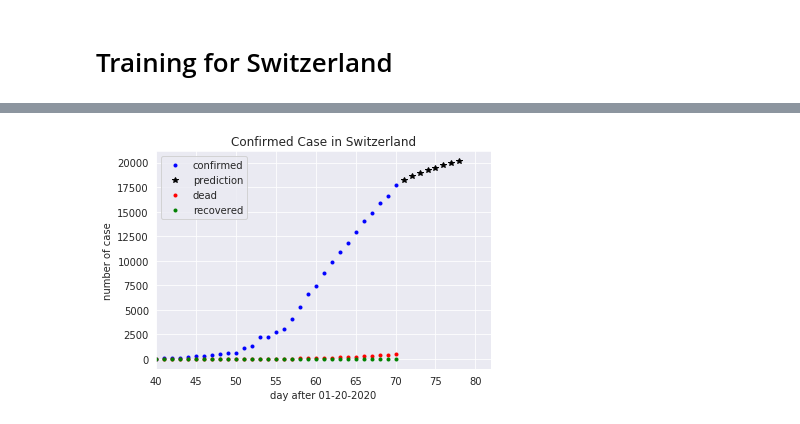
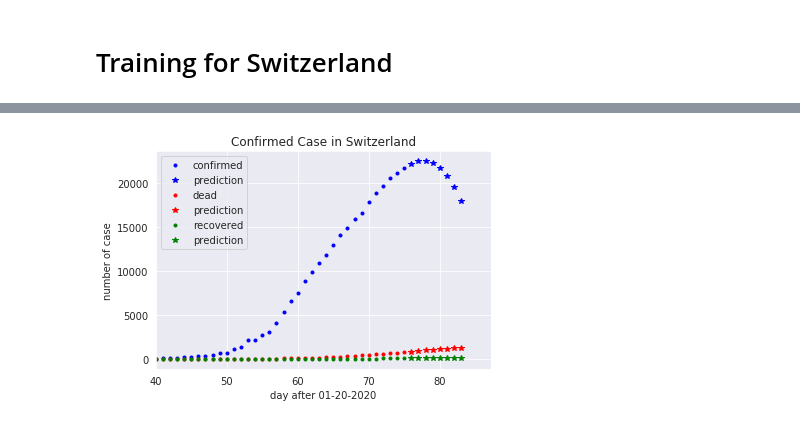
Before and after one commit to orielkiss/covid19, a Jupyter notebook: Covid_Data_Exploration.ipynb, the cells around one changed output, grey strips where cells are left out. Drawn from its saved outputs; the diff is of its cells as text; code cells hidden in the pictures.

```diff
--- a/Covid_Data_Exploration.ipynb
+++ b/Covid_Data_Exploration.ipynb
@@ -39,18 +81,21 @@ today=make_date(int(today[5])+int(today[6]),int(today[8])+int(today[9]))
 #third: recovered. the columns are the different dates
 us_data={}
 total_state=[]
-for month in range(1,4):
+for month in range(1,7):
     for day in range(1,32):
         if month==1 and day<23:
             pass
         elif month==2 and day>29:
             pass
-        elif month==4:
+        elif month==4 and day>7:
+            pass
+        elif month==6 and day>9:
             pass
         else:
-            dat=make_date(day,month)
+            a=int(day/10)
+            dat=make_date(a,day-a*10,0,month)
             #print(dat)
-            today=pd.read_csv(url+daily+dat+'.csv')
+            today_data=pd.read_csv(url+daily+dat+'.csv')
             if month<3 or (month==3 and day<22):
                 st='Province/State'
                 country='Country/Region'
@@ -58,14 +103,14 @@ for month in range(1,4):
                 st='Province_State'
                 country='Country_Region'
             for i, state in enumerate(today[st]):
-                if today[country].iloc[i]!='US':
+                if today_data[country].iloc[i]!='US':
                     pass
                 else:
                     if state not in total_state:
                         total_state.append(state)
                         us_data[state]=pd.DataFrame()
-                        us_data[state][dat]=np.array([today['Confirmed'].iloc[i],today['Deaths'].iloc[i],today['Recovered'].iloc[i]])
+                        us_data[state][dat]=np.array([today_data['Confirmed'].iloc[i],today_data['Deaths'].iloc[i],today_data['Recovered'].iloc[i]])
                     elif dat not in us_data[state].columns:
-                        us_data[state][dat]=np.array([today['Confirmed'].iloc[i],today['Deaths'].iloc[i],today['Recovered'].iloc[i]])
+                        us_data[state][dat]=np.array([today_data['Confirmed'].iloc[i],today_data['Deaths'].iloc[i],today_data['Recovered'].iloc[i]])
                     else:
-                        us_data[state][dat]+=np.array([today['Confirmed'].iloc[i],today['Deaths'].iloc[i],today['Recovered'].iloc[i]])
+                        us_data[state][dat]+=np.array([today_data['Confirmed'].iloc[i],today_data['Deaths'].iloc[i],today_data['Recovered'].iloc[i]])
@@ -108,7 +153,8 @@ plt.show()
 # %%
-confirmed_swiss=confirmed.iloc[206,4:]
-dead_swiss=dead.iloc[206,4:]
-recovered_swiss=recovered.iloc[206,4:]
+l=80
+confirmed_swiss=confirmed.iloc[206,4:l]
+dead_swiss=dead.iloc[206,4:l]
+recovered_swiss=recovered.iloc[206,4:l]
 confirmed_swiss
 time=np.arange(len(confirmed_swiss))
 plt.figure()
@@ -121,4 +167,5 @@ plt.plot(time,recovered_swiss,'g.',label='recovered')
 plt.legend()
 plt.xlim(40)
 plt.show()
+print(confirmed_swiss[-1])
 # %% [output]
@@ -204,20 +356,22 @@ prediction:       02-04-2020
 # %%
-confirmed_swiss=confirmed.iloc[206,4:]
-dead_swiss=dead.iloc[206,4:]
-recovered_swiss=recovered.iloc[206,4:]
+confirmed_swiss=confirmed.iloc[206,4:l]
+dead_swiss=dead.iloc[206,4:l]
+recovered_swiss=recovered.iloc[206,4:l]
 confirmed_swiss
 time=np.arange(len(confirmed_swiss))
-new_time=np.arange(time[-1]+1,time[-1]+1+len(prediction_next_day))
+new_time=np.arange(time[-1]+1,time[-1]+1+len(X_swiss[1,:]))
 plt.figure()
 plt.title('Confirmed Case in Switzerland')
 plt.xlabel('day after 01-20-2020')
 plt.ylabel('number of case')
 plt.plot(time,confirmed_swiss,'b.',label='confirmed')
-plt.plot(new_time,prediction_next_day[today],'k*',label='prediction')
+plt.plot(new_time,X_swiss[1,:],'b*',label='prediction')
 plt.plot(time,dead_swiss,'r.',label='dead')
+plt.plot(new_time,X_swiss[3,:],'r*',label='prediction')
 plt.plot(time,recovered_swiss,'g.',label='recovered')
+plt.plot(new_time,X_swiss[2,:],'g*',label='prediction')
 plt.legend()
 plt.xlim(40)
 plt.show()
 # %% [output]
-[figure, old version]
+[figure, new version]
```
Also changed, not shown: parts of 11 cells of this notebook, 3 other files.
